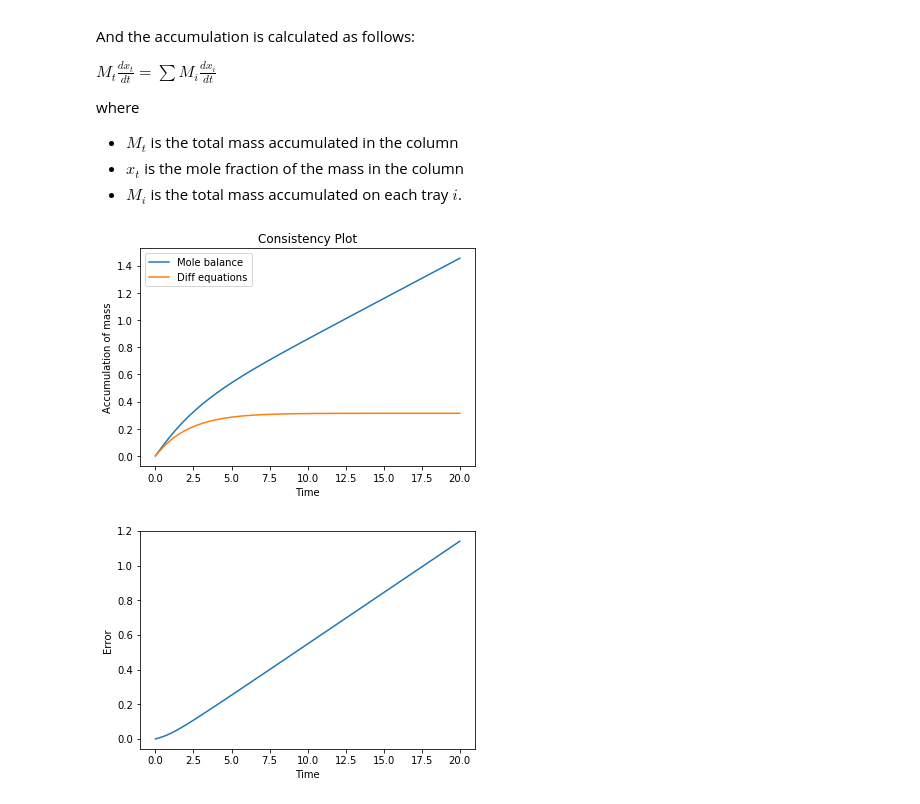
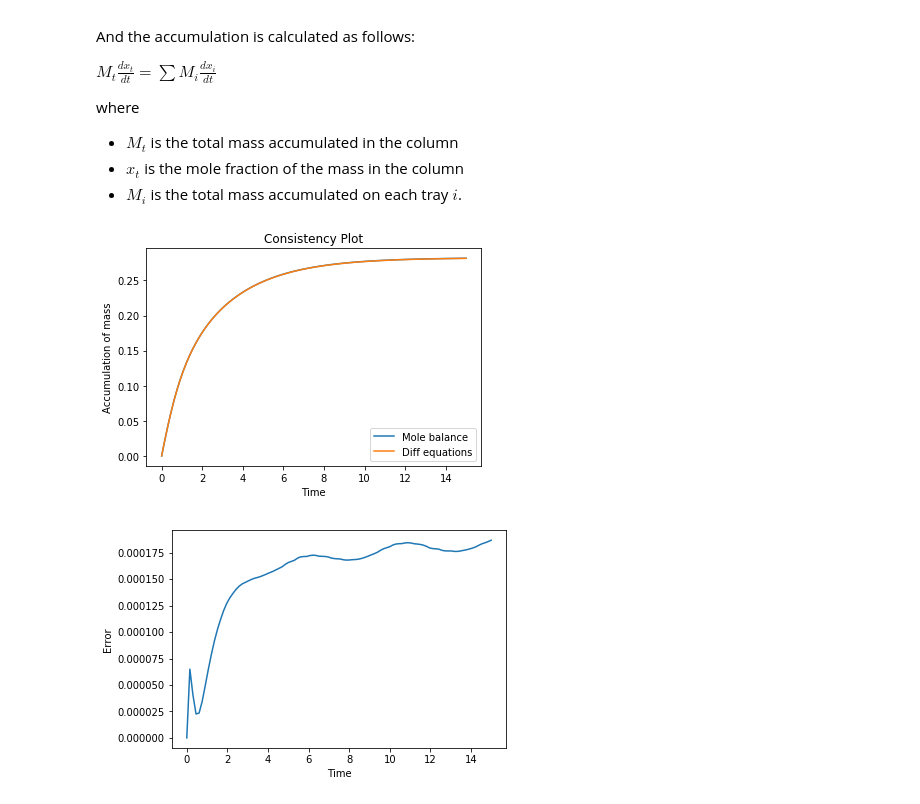
Before and after one commit to albertmitchell3/Distillation_Column, a Jupyter notebook: Basic Distillation Column/Vector_Basic_Distillation Model-Update.ipynb, the cells around one changed output. Cells and saved outputs as stored; diff of their text form; code cells hidden in the pictures.

```diff
--- a/Basic Distillation Column/Vector_Basic_Distillation Model-Update.ipynb
+++ b/Basic Distillation Column/Vector_Basic_Distillation Model-Update.ipynb
@@ -20,13 +20,12 @@ def rel_vol(xi):
 # %%
 def feed_vector(plates,feedplate,feed,reflux,boilup):
 
-    D = D_F_ratio*(F)
-    L1 = reflux*D
+    L1 = R_r*D
+    V = L1 + D
     L2 = F + L1
 
-    R = L1+D
+    R = V - L1
     BU = L2 - V
-
 
     feed_vec1 = np.zeros(plates)
     feed_vec2 = np.zeros(plates)
@@ -98,25 +92,23 @@ def mass_DE(t, x):
 
     xi = np.asarray(x)
 
-    D = D_F_ratio*(F)
-    L1 = reflux*D
+    L1 = R_r*D
     V = L1 + D
     L2 = F + L1
 
-    if t< 10:
-        feedplate = 4
-
-    else:
-        feedplate = 8
-
-    R = L1+D
+    R = V - L1
     BU = L2 - V
 
-    flow1, flow2, feed1, feed2 = feed_vector(plates,feedplate, F, D, BU)
+    if t<15:
+        feedplate = 4
+    else:
+        feedplate = 2
+
+    flow1, flow2, feed1, feed2 = feed_vector(plates,feedplate, F, R, BU)
     x1, y1 = comp_vector(xi)
     holdup_vec = holdup_vector(plates,feedplate, m_cond,m_tray,m_rebl)
 
-    dxdt = 1/holdup_vec * (V*(y1[0] - y1[1]) + flow1*x1[0] - flow2*x1[1] + feed1*xF  -feed2*xi)
+    dxdt = 1/holdup_vec * (V*(y1[0] - y1[1]) + flow1*x1[0] - flow2*x1[1] + feed1*xF  - feed2*xi)
 
     return dxdt
 # %%
@@ -147,13 +139,13 @@ feedplate = 4
 init = [0.1, 0.1, 0.1, 0.1, 0.1, 0.1, 0.1, 0.1, 0.1, 0.1, 0.1, 0.1]
 
 F = 1 # Feed on plate 3
+D =0.5
 xF = 0.25 # mole fraction in feed
-reflux = 0.6 # reflux ratio
+R_r = 0.6 # reflux ratio
 m_cond = 0.15 # holdup in condenser
 m_tray = 0.2 # holdup on each tray
 m_rebl = 0.45 # holdup in reboiler
 α = 1.6 # relative volatility
-D_F_ratio = 0.4 # Feed to distillate ratio
 # %%
 mass_DE(0,init)
 # %% [output]
@@ -207,43 +199,42 @@ where
 - $x_t$ is the mole fraction of the mass in the column
 - $M_i$ is the total mass accumulated on each tray $i$.
 # %%
-D = D_F_ratio*(F)
-L1 = reflux*D
+L1 = R_r*D
 V = L1 + D
 L2 = F + L1
 
 moles_inside_column_at_zero = (x0s[0]*m_cond+x1s[0]*m_tray+x2s[0]*m_tray+x3s[0]*m_tray+x4s[0]*m_tray+x5s[0]*m_tray+x6s[0]*m_tray+
                        x7s[0]*m_tray+x8s[0]*m_tray+x9s[0]*m_tray+x10s[0]*m_tray+x11s[0]*m_rebl)
 
 # This calculated the accumulation insie the column through summing the accumulation on each plate
 moles_inside_column = (x0s*m_cond+x1s*m_tray+x2s*m_tray+x3s*m_tray+x4s*m_tray+x5s*m_tray+x6s*m_tray+
                        x7s*m_tray+x8s*m_tray+x9s*m_tray+x10s*m_tray+x11s*m_rebl) - moles_inside_column_at_zero
 
 # This calculates the accumlation in the column through the mass balance
 mole_balance = xF*F - (D)*(x0s)- (L2-V)*x11s - 0.1*10*m_tray - 0.1*m_cond - 0.1*m_rebl
 diff = moles_inside_column - mole_balance
 
 integral = []
 for i in range(1,len(t)+1):
     dMtxtdt = xF*F - (D)*(x0s[0:i])- (L2-V)*x11s[0:i]
     integral.append(np.trapz(dMtxtdt,t[0:i]))
 
 plt.figure(1)
 plt.title("Consistency Plot")
 plt.xlabel("Time")
 plt.ylabel("Accumulation of mass")
 plt.plot(t,integral, label = "Mole balance")
 plt.plot(t,moles_inside_column, label = "Diff equations")
 plt.legend(loc="best")
 plt.savefig("consistency_plot.png")
 plt.figure(2)
 plt.plot(t,abs(moles_inside_column-integral), label = "Error")
 plt.xlabel("Time")
 plt.ylabel("Error")
 plt.savefig("consistency_plot_error.png")
 # %% [output]
-[figure, old version]
+[figure, new version]
-[figure, old version]
+[figure, new version]
 # %%
 # Now lets ee if we can use the vector version for a different setup...
 
```
Also changed, not shown: parts of 6 cells of this notebook.
